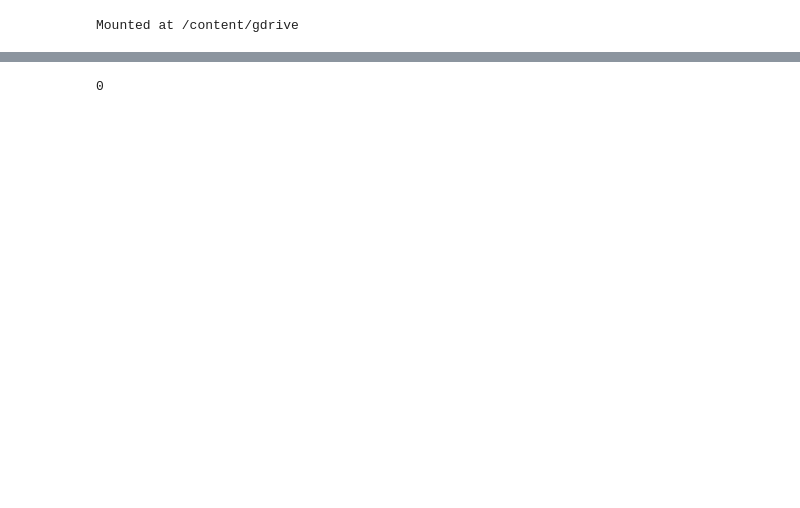
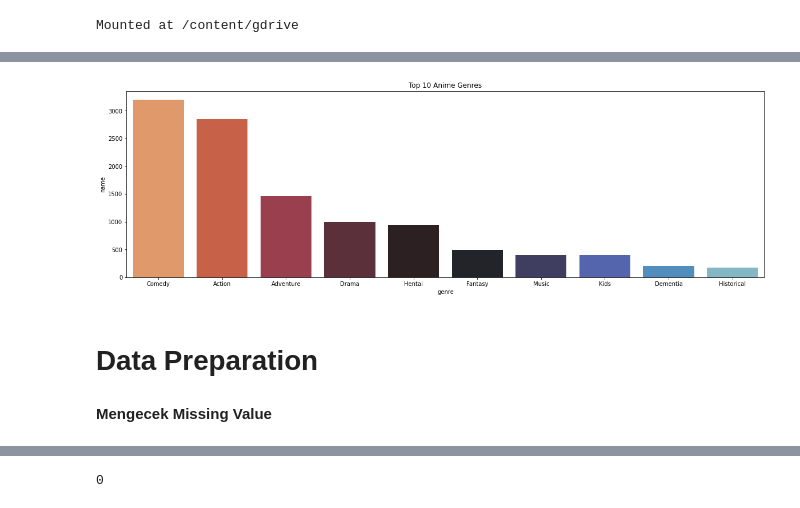
Before and after one commit to el-thobhy/Recommendation-system, a Jupyter notebook: Recommendation_System.ipynb, the cells around one changed output, grey strips where cells are left out. Saved outputs shown, nothing was run; the diff lists cells and outputs as text; code cells hidden in the pictures; blank space fills up the shorter version.

```diff
--- a/Recommendation_System.ipynb
+++ b/Recommendation_System.ipynb
@@ -93,3 +135,0 @@ memory usage: 4.8+ MB
-# %%
-df_anime = df_anime[['MAL_ID', 'Name', 'Genres']]
-df_anime.head()
@@ -103,3 +138,5 @@ df_anime.head()
+# %%
+df_anime = df_anime[['anime_id', 'genre', 'name', 'rating']]
 # %%
 df_rating.info()
 # %% [output]
@@ -135,0 +177,5 @@ Jumlah data Rating sebanyak 57633278, dan memiliki 3 kolom
+# %%
+for x in range(len(df_anime)):
+  df_anime['genre'][x] = str(df_anime['genre'][x]).split(',')[0]
+
+df_anime[['genre', 'name']].head()
@@ -135,0 +201,3 @@ Jumlah data Rating sebanyak 57633278, dan memiliki 3 kolom
+# %%
+df_visual_genres = df_anime.groupby('genre')['name'].count().reset_index().sort_values('name', ascending=False).head(10)
+df_visual_genres
@@ -136,3 +216,14 @@ Jumlah data Rating sebanyak 57633278, dan memiliki 3 kolom
+# %%
+plt.figure(figsize=(20,6))
+plt.title('Top 10 Anime Genres')
+sns.barplot(x="genre", y="name", data=df_visual_genres, palette='icefire_r')
+plt.show()
+# %% [output]
+[figure, added]
+# %% [markdown]
+# Data Preparation
+# %% [markdown]
+**Mengecek Missing Value**
 # %%
 df_anime.isnull().sum()
 # %% [output]
```
Also changed, not shown: parts of 129 cells of this notebook.
